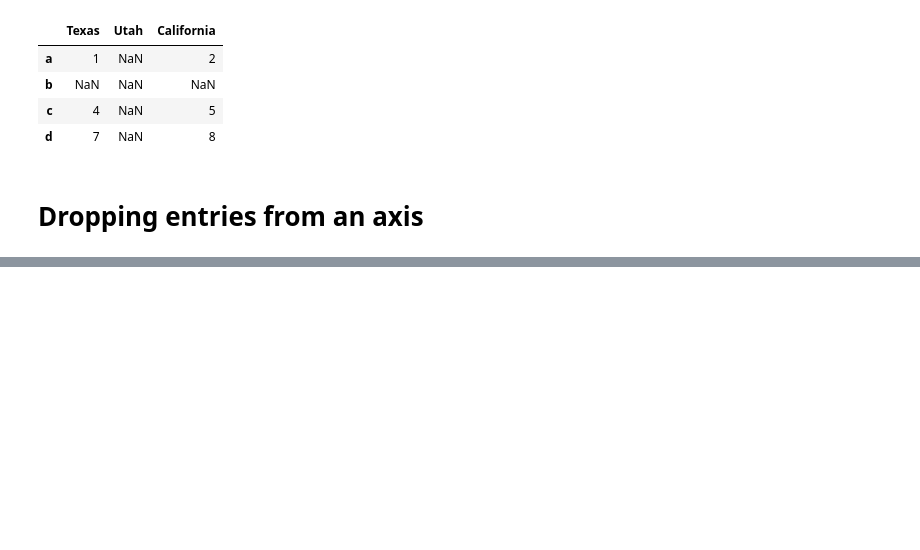
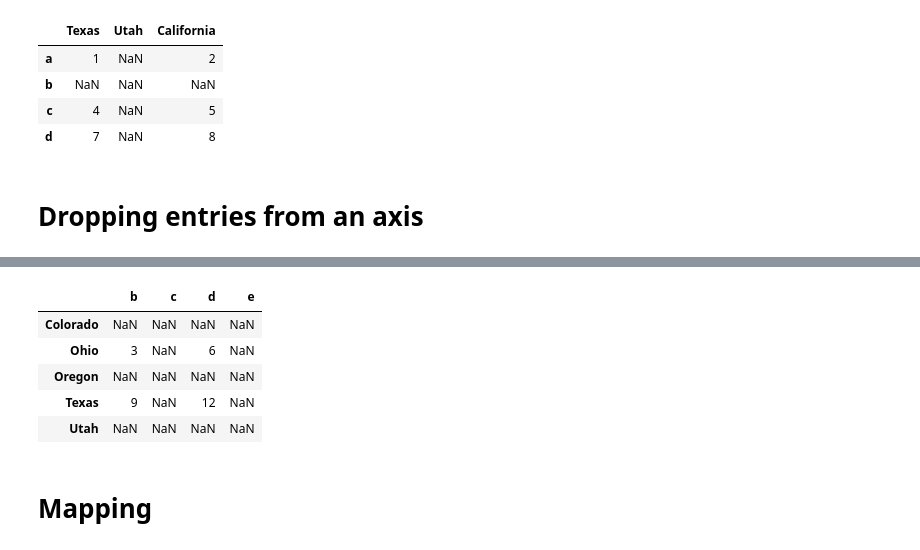
Before and after one commit to sVujke/pandas_demo, a Jupyter notebook: Untitled Folder/DataFrame.ipynb, the cells around one changed output, grey strips where cells are left out. Cells and saved outputs as stored; diff of their text form; code cells hidden in the pictures; blank space fills up the shorter version.

```diff
--- a/Untitled Folder/DataFrame.ipynb
+++ b/Untitled Folder/DataFrame.ipynb
@@ -246,0 +426,6 @@ frame.ix[['a', 'b', 'c', 'd'], states]
+# %%
+df1 = DataFrame(np.arange(9.).reshape((3, 3)), columns=list('bcd'),
+    index=['Ohio', 'Texas', 'Colorado'])
+# %%
+df2 = DataFrame(np.arange(12.).reshape((4, 3)), columns=list('bde'),
+                index=['Utah', 'Ohio', 'Texas', 'Oregon'])
@@ -246,0 +447,11 @@ frame.ix[['a', 'b', 'c', 'd'], states]
+# %%
+df1+df2
+# %% [output]
+|  | b | c | d | e |
+| Colorado | NaN | NaN | NaN | NaN |
+| Ohio | 3 | NaN | 6 | NaN |
+| Oregon | NaN | NaN | NaN | NaN |
+| Texas | 9 | NaN | 12 | NaN |
+| Utah | NaN | NaN | NaN | NaN |
+# %% [markdown]
+# Mapping
```
Also changed, not shown: parts of 37 cells of this notebook.
